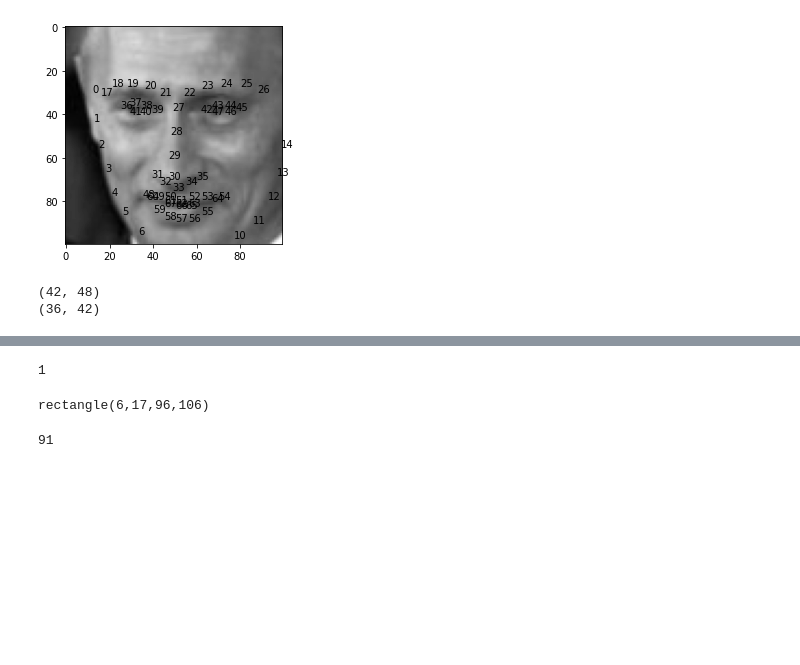
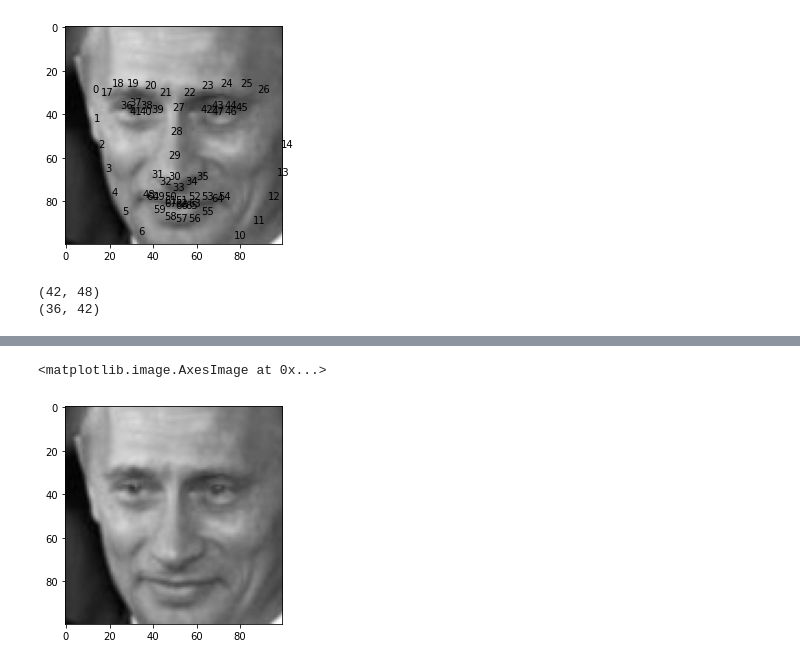
Before and after one commit to bkemmer/custom_cnn, a Jupyter notebook: notebooks/facial_landmarks.ipynb, the cells around one changed output, grey strips where cells are left out. Drawn from its saved outputs; the diff is of its cells as text; code cells hidden in the pictures; blank space fills up the shorter version.

```diff
--- a/notebooks/facial_landmarks.ipynb
+++ b/notebooks/facial_landmarks.ipynb
@@ -174,4 +170,0 @@ detections = detector(img, 1)
-# %%
-len(detections)
-# %% [output]
-1
@@ -180,8 +170,0 @@ a = detections.pop()
-# %%
-a
-# %% [output]
-rectangle(6,17,96,106)
-# %%
-a.width()
-# %% [output]
-91
@@ -194,0 +171,6 @@ print ("landmarks LBF", ok, landmarks)
+# %%
+fig, ax = plt.subplots(1)
+ax.imshow(img, cmap='gray')
+# %% [output]
+<matplotlib.image.AxesImage at 0x...>
+[figure, added]
```
Also changed, not shown: parts of 30 cells of this notebook, 35 other files.
